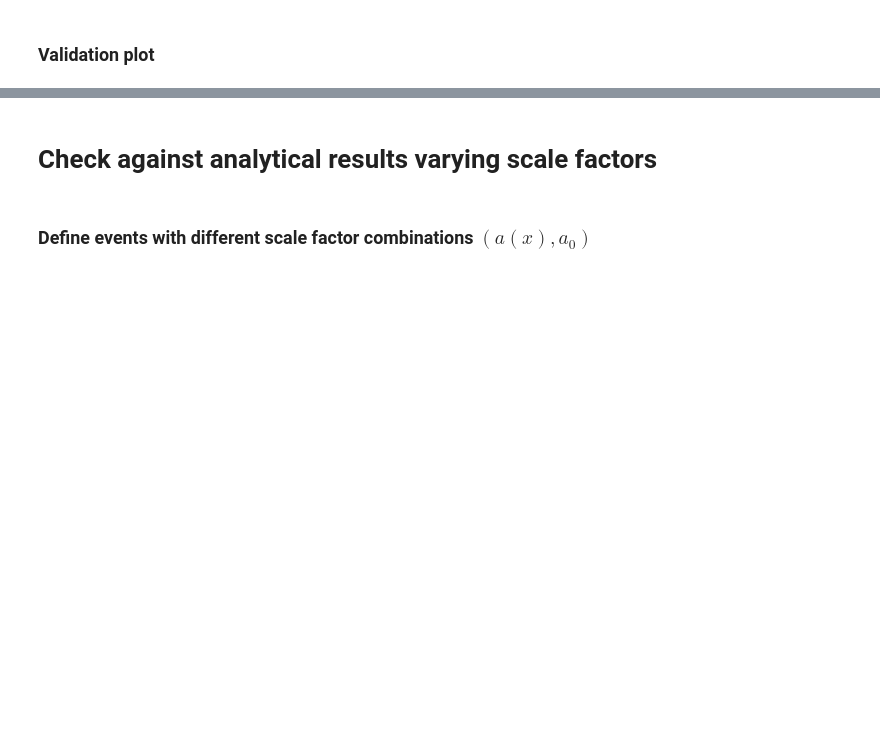
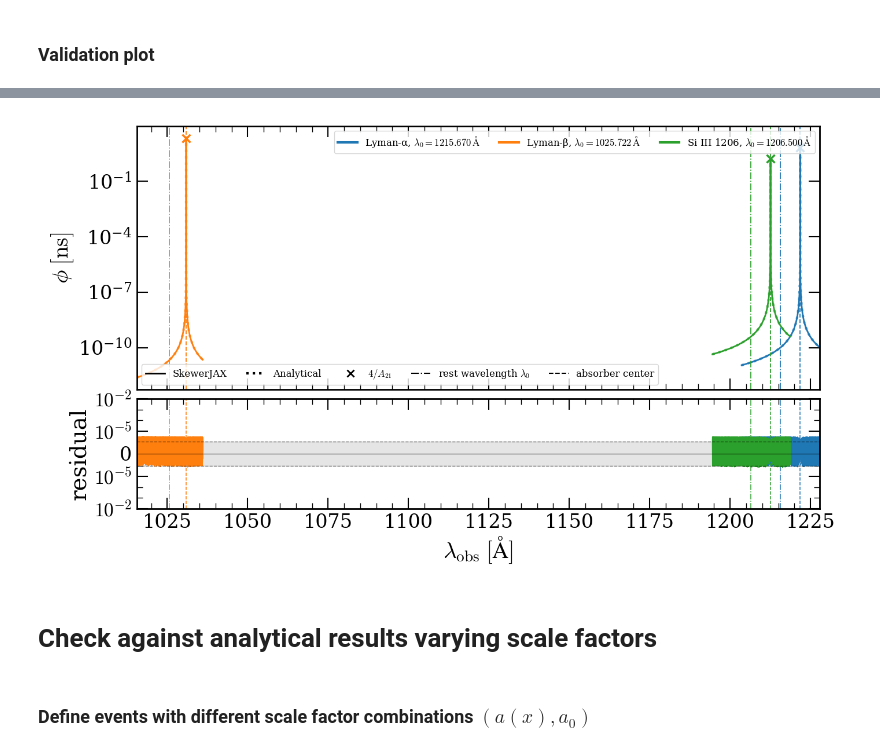
Before and after one commit to daniellopezcano/SkewerJAX, a Jupyter notebook: notebooks/5_line_profiles.ipynb, the cells around one changed output, grey strips where cells are left out. Saved outputs shown, nothing was run; the diff lists cells and outputs as text; code cells hidden in the pictures; blank space fills up the shorter version.

```diff
--- a/notebooks/5_line_profiles.ipynb
+++ b/notebooks/5_line_profiles.ipynb
@@ -229,3 +186,83 @@ plt.show()
+# %%
+colors = plt.cm.tab10.colors[:line_bundle.n_lines]
+
+N_lines = line_bundle.n_lines
+N_v = len(velocities_kms)
+
+phi_plot = phi_ns.reshape(N_lines, -1, N_v)[:, 0, :]
+phi_analytic_plot = phi_analytic.reshape(N_lines, -1, N_v)[:, 0, :]
+
+a_obs = 1.0
+v_center_kms = phys.c_kms * jnp.log(a_dagger / quadri_vectors[0, 0])
+
+lambda0_A = line_bundle.lambda0_A
+lambdas_per_line_A = (lambda0_A[:, None] * (a_obs / a_dagger) * jnp.exp(velocities_kms[None, :] / phys.c_kms))
+
+lambda_center_A = (lambda0_A * (a_obs / a_dagger) * jnp.exp(v_center_kms / phys.c_kms))
+
+x_min = jnp.min(lambdas_per_line_A)
+x_max = jnp.max(lambdas_per_line_A)
+
+res_band = 1e-6
+res_ticks = [-1e-2, -1e-5, 0.0, 1e-5, 1e-2]
+fmt = sjx.utils.plotting_tools.ten_power_formatter
+
+fig_l, (ax_l, rx_l) = plt.subplots(2, 1, figsize=(14, 8), sharex=True, gridspec_kw=dict(height_ratios=[2.4, 1.0]))
+
+for i, line in enumerate(line_bundle.lines):
+    ax_l.plot(lambdas_per_line_A[i], phi_plot[i], color=colors[i], linewidth=2.0)
+    ax_l.plot(lambdas_per_line_A[i], phi_analytic_plot[i], color=colors[i], linestyle=":", linewidth=3.0, alpha=0.7)
+
+    ax_l.scatter([lambda_center_A[i]], [4.0 / line.A21_GHz], marker="x", color=colors[i], s=100)
+    ax_l.axvline(line.lambda0_A, color=colors[i], linestyle="-.", linewidth=1.3)
+    ax_l.axvline(lambda_center_A[i], color=colors[i], linestyle="--", linewidth=1.3)
+
+    residual = phi_plot[i] / phi_analytic_plot[i] - 1.0
+
+    rx_l.plot(lambdas_per_line_A[i], residual, color=colors[i], linewidth=1.0)
+    rx_l.axvline(line.lambda0_A, color=colors[i], linestyle="-.", linewidth=1.1)
+    rx_l.axvline(lambda_center_A[i], color=colors[i], linestyle="--", linewidth=1.1)
+
+ax_l.set_xlim(x_min, x_max)
+ax_l.set_yscale("log")
+ax_l.set_ylabel(r"$\phi\;[\mathrm{ns}]$")
+
+rx_l.axhline(0.0, color="k", linewidth=1.0, alpha=0.5)
+rx_l.fill_between([x_min, x_max], -res_band, res_band, color="grey", alpha=0.2)
+rx_l.hlines([res_band, -res_band], x_min, x_max, color="k", linestyle="--", linewidth=1.0, alpha=0.5)
+
+rx_l.set_xlabel(r"$\lambda_{\rm obs}\;[\mathrm{\AA}]$")
+rx_l.set_ylabel("residual")
+rx_l.set_yscale("symlog", linthresh=res_band)
+rx_l.set_yticks(res_ticks)
+rx_l.yaxis.set_major_formatter(mpl.ticker.FuncFormatter(fmt))
+rx_l.yaxis.set_minor_formatter(mpl.ticker.NullFormatter())
+
+ax_l.legend(
+    handles=[
+        Line2D([0], [0], color="k", linestyle="-", linewidth=2.0, label="SkewerJAX"),
+        Line2D([0], [0], color="k", linestyle=":", linewidth=3.0, label="Analytical"),
+        Line2D([0], [0], color="k", marker="x", linestyle="None", markersize=9, markeredgewidth=2, label=r"$4/A_{21}$"),
+        Line2D([0], [0], color="k", linestyle="-.", linewidth=1.5, label=r"rest wavelength $\lambda_0$"),
+        Line2D([0], [0], color="k", linestyle="--", linewidth=1.5, label="absorber center"),
+    ], loc="lower left", fontsize=12, frameon=True, ncols=5,
+)
+
+ax_l.add_artist(ax_l.get_legend())
+
+ax_l.legend( handles=[
+    Line2D(
+        [0], [0], color=colors[i], linewidth=3.0, label=rf"{line.name}, $\lambda_0={line.lambda0_A:.3f}\,\mathrm{{\AA}}$"
+        ) for i, line in enumerate(line_bundle.lines)
+    ],
+    loc="upper right", fontsize=12, frameon=True, ncols=N_lines,
+)
+
+fig_l.tight_layout()
+fig_l.subplots_adjust(hspace=0.05)
+plt.show()
+# %% [output]
+[figure, added]
 # %% [markdown]
 # Check against analytical results varying scale factors
 # %% [markdown]
```
Also changed, not shown: parts of 33 cells of this notebook, 9 other files.
